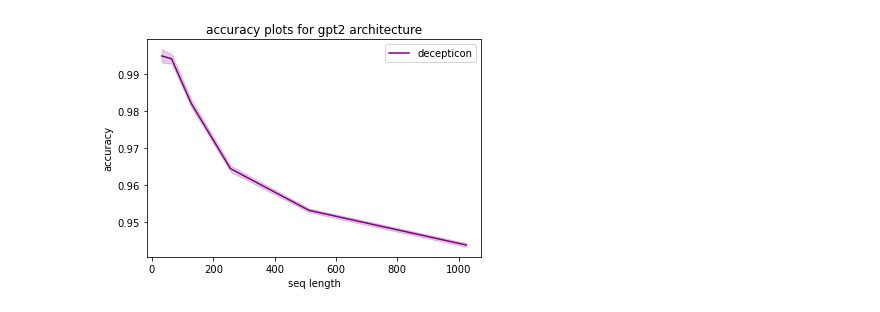
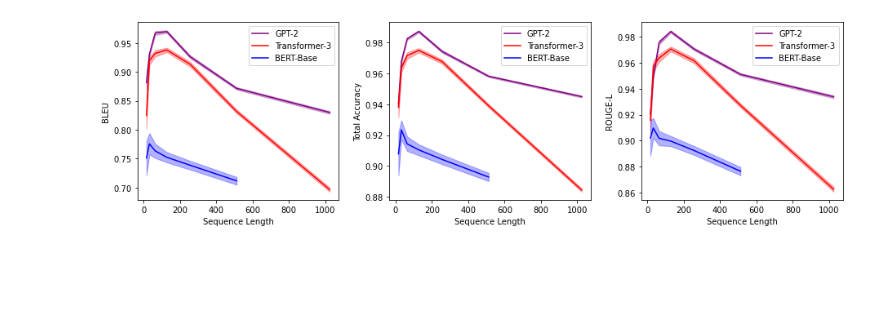
Before and after one commit to JonasGeiping/breaching, a Jupyter notebook: produce_plots_decepticon.ipynb, the cells around one changed output. Drawn from its saved outputs; the diff is of its cells as text; code cells hidden in the pictures; blank space fills up the shorter version.

```diff
--- a/produce_plots_decepticon.ipynb
+++ b/produce_plots_decepticon.ipynb
@@ -8,56 +8,104 @@ from collections import defaultdict
 # %%
 def get_stats(path='~/breaching/tables', method='decepticon', model='trafo3', seq_len=32, bs=1, metric='accuracy', gelu=False):
     def get_path():
+        nonlocal seq_len
+        if seq_len < 10:
+            seq_len = '0'+str(seq_len)
         if not gelu:
             partial_path = os.path.join(path, f'{method}_{model}_{seq_len}_{bs}')
         else:
             partial_path = os.path.join(path, f'{method}_{model}_gelu_{seq_len}_{bs}')
 
+        if f'{method}_{model}_{seq_len}_{bs}' not in os.listdir(path):
+            return None
+
         for subdir in reversed(sorted(os.listdir(partial_path))):
-            for folder in os.listdir(os.path.join(partial_path, subdir)):
+            for folder in reversed(sorted(os.listdir(os.path.join(partial_path, subdir)))):
                 for run in os.listdir(os.path.join(partial_path, subdir, folder)):
                     if run == 'tables':
                         if len(os.listdir(os.path.join(partial_path, subdir, folder, run))) == 0:
                             continue
                         for tab in os.listdir(os.path.join(partial_path, subdir, folder, run)):
                             return os.path.join(partial_path, subdir, folder, run, tab)
 
     path_to_table = get_path()
+    if path_to_table is None:
+        return None, None
     path_to_table = r'{}'.format(path_to_table)
     data = pd.read_csv(path_to_table, sep='\t')
     return data[metric].mean(), data[metric].std()/np.sqrt(len(data[metric]))
 
-def produce_plot( methods: list[str], seq_len: list[int], bs: list[int], model: str, metric='accuracy', path='~/breaching/tables', gelu=False):
+def produce_plot(ax, methods, seq_len, bs, models, metric='accuracy', path='~/breaching/tables', gelu=False, title=''):
     results = defaultdict(list)
     errors = defaultdict(list)
+    model_dict = dict([('gpt_sanity', 'GPT-2'), ('bert_sanity', 'BERT-Base'), ('trafo3', 'Transformer-3'),
+                       ('gpt_base', 'GPT-2 (GeLU)'), ('bert_base', 'BERT-Base (GeLU)')])
+    method_dict = dict([('tag', 'TAG'), ('decepticon', "Ours")])
+    metric_dict = dict([('accuracy', 'Total Accuracy'), ('bleu', 'BLEU'), ('rougeL', 'ROUGE-L')])
+
+    _, concern = sorted([(len(methods), 'method'), (len(models), 'model')])[-1]
+
     for method in methods:
         for l in seq_len:
             for sz in bs:
-                mean, std = get_stats(path, method, model, l, sz, metric, gelu)
-                results[method].append(mean)
-                errors[method].append(std)
+                for model in models:
+                    mean, std = get_stats(path, method, model, l, sz, metric, gelu)
+                    if mean is not None:
+                        if concern == 'model':
+                            results[model].append(mean)
+                            errors[model].append(std)
+                        else:
+                            results[method].append(mean)
+                            errors[method].append(std)
 
-    _, name, axis = sorted([(len(seq_len), 'seq length', seq_len), (len(bs), 'batch size', bs)])[-1]
 
-    x = np.linspace(0, 30, 30)
-    y = np.sin(x/6*np.pi)
-    error = np.random.normal(0.1, 0.02, size=y.shape)
-    y += np.random.normal(0, 0.1, size=y.shape)
-
+    _, name, axis = sorted([(len(seq_len), 'Sequence Length', seq_len), (len(bs), 'Batch Size', bs)])[-1]
     colors = ['purple','r', 'b', 'y', 'orange']
     colors = iter(colors)
-    for method in methods:
-        c = next(colors)
-        plt.plot(axis, results[method], c, label=method)
-        plt.fill_between(axis, [r - e for (r,e) in zip(results[method], errors[method])],
-                         [r + e for (r,e) in zip(results[method], errors[method])], alpha=0.2, color=c)
 
-    plt.legend()
-    plt.ylabel(metric)
-    plt.xlabel(name)
-    plt.title(f'{metric} plots for {model} architecture')
-    plt.show()
+    if concern == 'model':
+        for model in models:
+            c = next(colors)
+            ax.plot(axis[:len(results[model])], results[model], c, label=model_dict[model])
+            ax.fill_between(axis[:len(results[model])], [r - e for (r,e) in zip(results[model], errors[model])],
+                             [r + e for (r,e) in zip(results[model], errors[model])], alpha=0.3, color=c)
+    else:
+        for method in methods:
+            c = next(colors)
+            ax.plot(axis[:len(results[method])], results[method], c, label=method_dict[method])
+            ax.fill_between(axis[:len(results[method])], [r - e for (r,e) in zip(results[method], errors[method])],
+                             [r + e for (r,e) in zip(results[method], errors[method])], alpha=0.3, color=c)
 
-produce_plot(methods=['decepticon'], seq_len=[32, 64, 128, 256, 512, 1024], bs=[1], model='gpt2', metric='accuracy', path=r'C:\Users\lhfow\Desktop\breaching')
+
+    #ax.set_xscale('log')
+    #ax.set_yscale('log')
+    ax.set_xlabel(name)
+    ax.set_ylabel(metric_dict[metric])
+    ax.legend()
+    if title != '':
+        ax.set_title(title)
+
+
+
+def produce_grid(methods, metrics, titles, seq_len, bs, models, path, save=''):
+    fig, axs = plt.subplots(1, len(metrics))
+    for metric, ax, title in zip(metrics, axs, titles):
+        produce_plot(ax=ax, methods=methods, seq_len=seq_len, bs=bs, models=models, metric=metric, path=path, title=title)
+
+    plt.subplots_adjust(left=0, right=2, hspace=20.0, wspace=0.25)
+    if save == '':
+        plt.show()
+    else:
+        plt.savefig(save)
+
+
+produce_grid(methods=['decepticon'], metrics=['bleu', 'accuracy', 'rougeL'], titles=['', '', ''],
+             seq_len=[16, 32, 64, 128, 256, 512, 1024], bs=[1], models=['gpt_sanity', 'trafo3', 'bert_sanity'],
+             path='/Users/liamfowl/Desktop/jan26_data/outputs', save='')
+'''
+produce_grid(methods=['decepticon', 'tag'], metrics=['bleu', 'accuracy', 'rougeL'], titles=['', '', ''],
+             seq_len=[32], bs=[2, 3, 4, 8, 16, 32], models=['trafo3'],
+             path='/Users/liamfowl/Desktop/new_data/outputs', save='')
+'''
 # %% [output]
-[figure, old version]
+[figure, new version]
```
Also changed, not shown: parts of 2 cells of this notebook.
